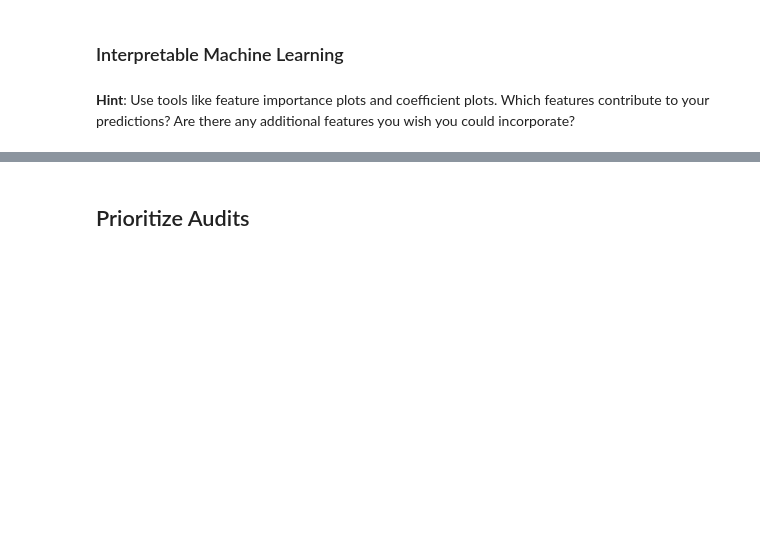
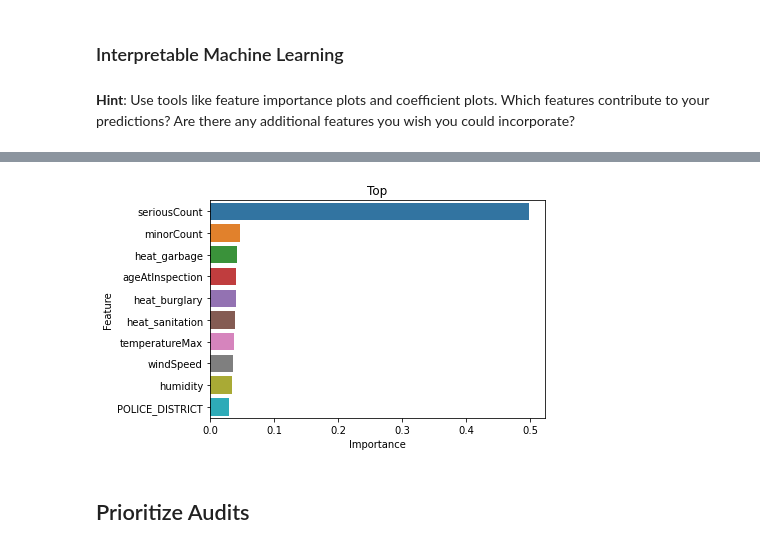
Before and after one commit to mjkeh/CSS-Project-3-Team-7-Fall-2021, a Jupyter notebook: Project 3 Students.ipynb, the cells around one changed output, grey strips where cells are left out. Saved outputs shown, nothing was run; the diff lists cells and outputs as text; code cells hidden in the pictures; blank space fills up the shorter version.

```diff
--- a/Project 3 Students.ipynb
+++ b/Project 3 Students.ipynb
@@ -358,12 +407,13 @@ F1: 0.80 [Random Forest]
 # %%
-#Random Forest
+#Random Forest ##Remove?
 rf_classifier.fit(X, y.ravel())
-import seaborn as sns
 
 feat_importances = pd.concat([pd.DataFrame(X.columns),pd.DataFrame(np.transpose(rf_classifier.feature_importances_))], axis = 1)
 feat_importances.columns = ["Feature", "Importance"]
-sns.barplot(x = "Importance", y = "Feature", data = feat_importances.nlargest(10, 'Importance'))
+sns.barplot(x = "Importance", y = "Feature", data = feat_importances.nlargest(10, 'Importance')).set_title("Top")
 plt.show()
+# %% [output]
+[figure, added]
 # %% [markdown]
 ## Prioritize Audits
 # %% [markdown]
```
Also changed, not shown: parts of 31 cells of this notebook.
